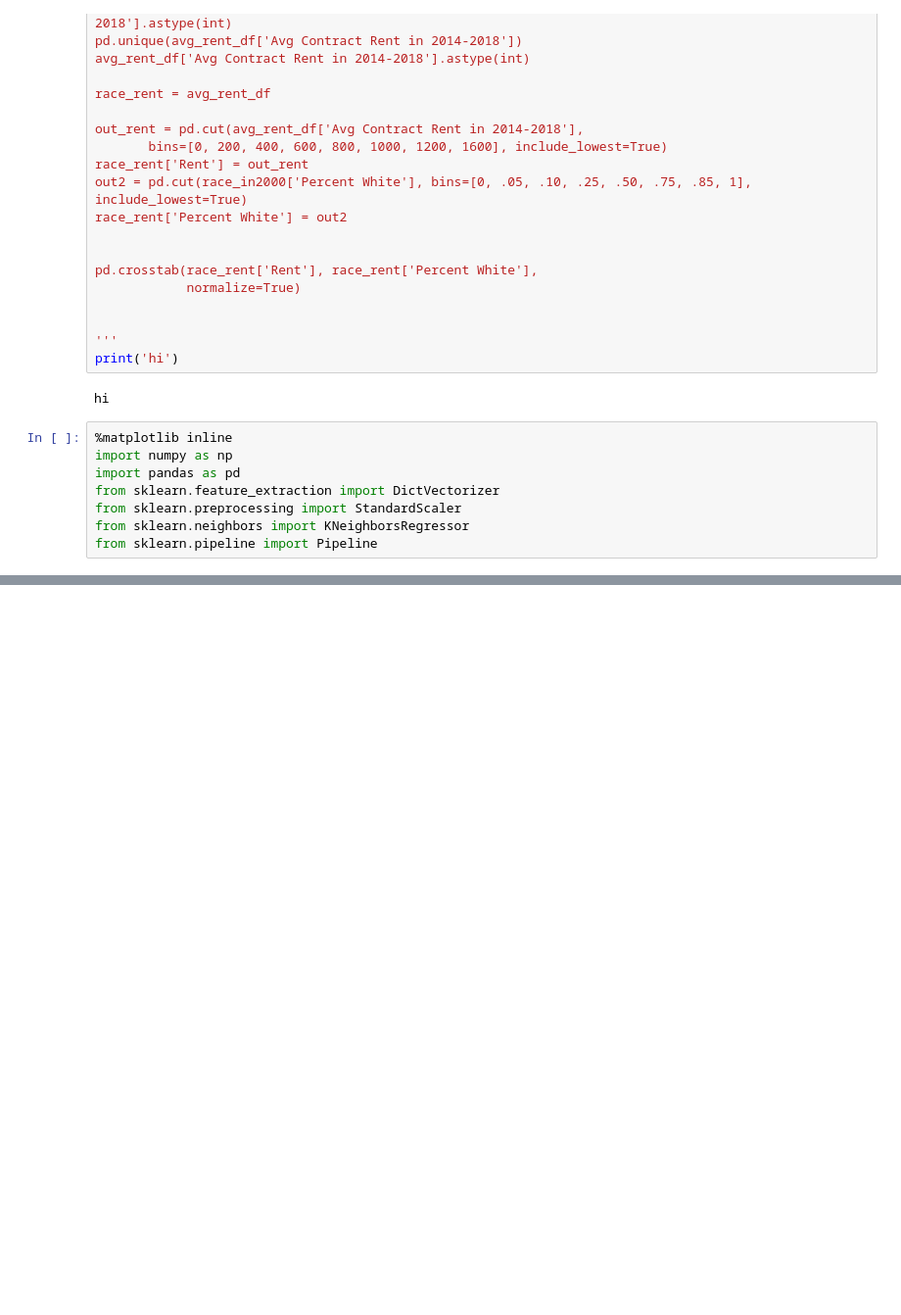
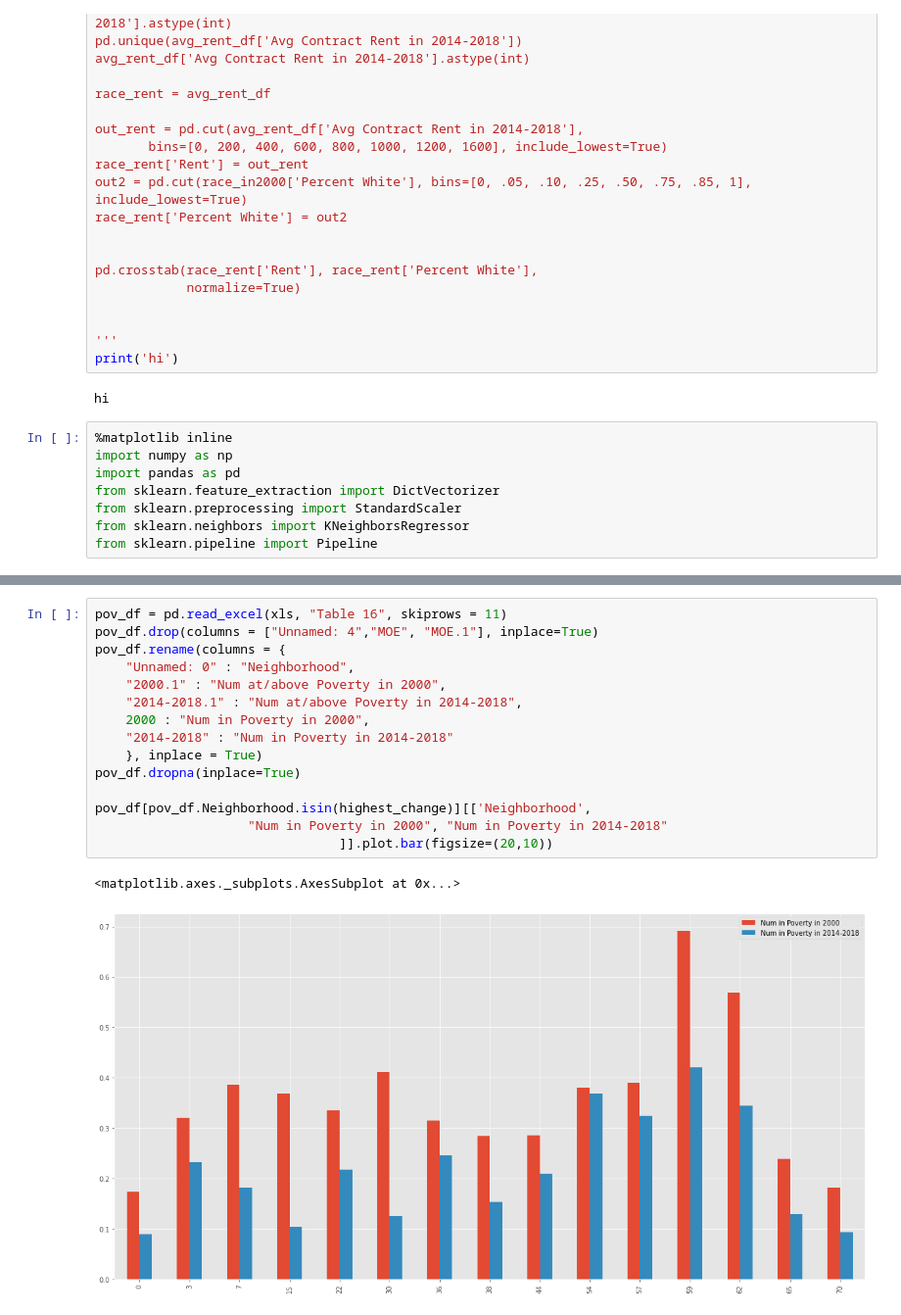
Before and after one commit to leosimanonok/DataScienceFinalTutorial, a Jupyter notebook: Leah.ipynb, the cells around one changed output, grey strips where cells are left out. Shown: that part at 98% size. Saved outputs shown, nothing was run; the diff lists cells and outputs as text; blank space fills up the shorter version.

```diff
--- a/Leah.ipynb
+++ b/Leah.ipynb
@@ -1105,0 +855,18 @@ KeyError: "None of ['Census Tract'] are in the columns"
+# %%
+pov_df = pd.read_excel(xls, "Table 16", skiprows = 11)
+pov_df.drop(columns = ["Unnamed: 4","MOE", "MOE.1"], inplace=True)
+pov_df.rename(columns = {
+    "Unnamed: 0" : "Neighborhood",
+    "2000.1" : "Num at/above Poverty in 2000",
+    "2014-2018.1" : "Num at/above Poverty in 2014-2018",
+    2000 : "Num in Poverty in 2000",
+    "2014-2018" : "Num in Poverty in 2014-2018"
+    }, inplace = True)
+pov_df.dropna(inplace=True)
+
+pov_df[pov_df.Neighborhood.isin(highest_change)][['Neighborhood',
+                    "Num in Poverty in 2000", "Num in Poverty in 2014-2018"
+                                ]].plot.bar(figsize=(20,10))
+# %% [output]
+<matplotlib.axes._subplots.AxesSubplot at 0x...>
+[figure, added]
```
Also changed, not shown: parts of 26 cells of this notebook, 2 other files.
